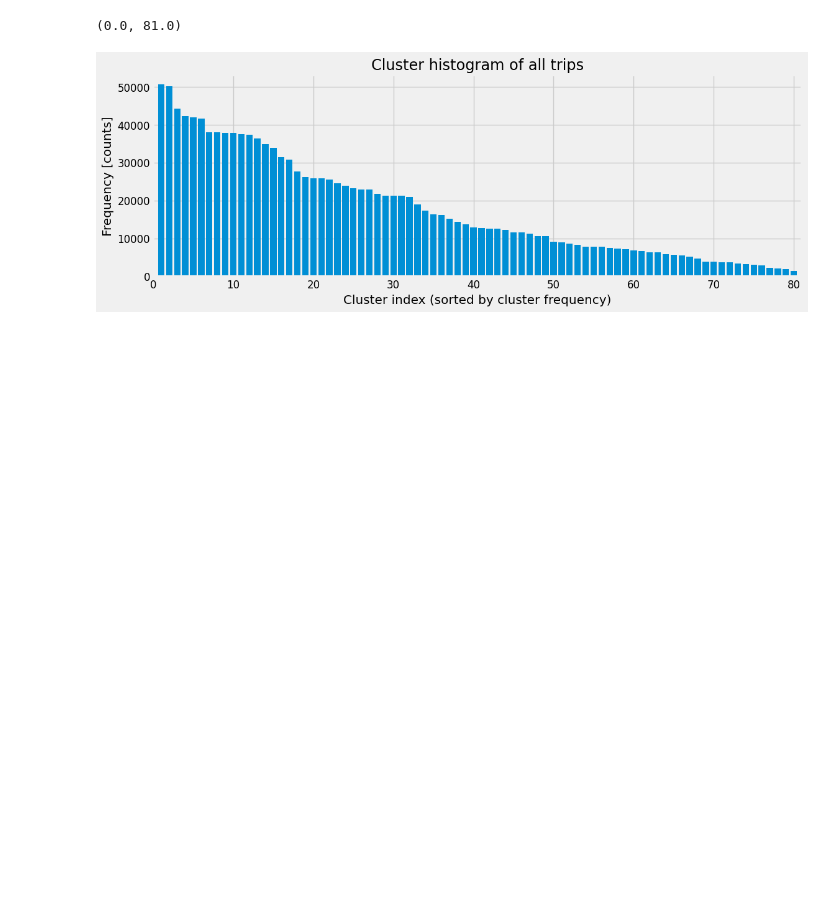
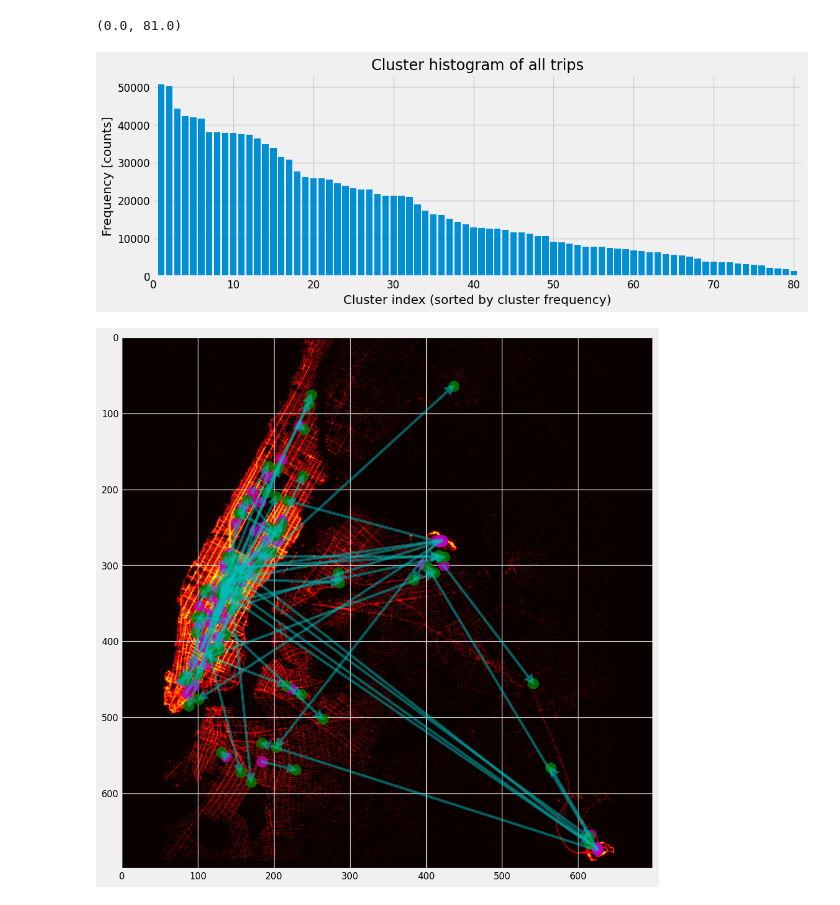
Before and after one commit to zxcvbbvvf/Kaggle-Competitions, a Jupyter notebook: New York City Taxi Trip Duration/Taxi Trip Duration Work.ipynb, the cells around one changed output. Cells and saved outputs as stored; diff of their text form; code cells hidden in the pictures; blank space fills up the shorter version.

Commit message:
added map of trips

```diff
--- a/New York City Taxi Trip Duration/Taxi Trip Duration Work.ipynb
+++ b/New York City Taxi Trip Duration/Taxi Trip Duration Work.ipynb
@@ -197,3 +197,29 @@ plt.xlim(0, num_clusters+1)
 # %% [output]
 (0.0, 81.0)
 [figure]
+# %%
+# show trips on map
+def covert_to_img_coords(lat, long, lat_range, long_range, image_size):
+    lat_inds = image_size[0] - (image_size[0] * (lat - lat_range[0]) / (lat_range[1] - lat_range[0]) ).astype(int)
+    long_inds = (image_size[1] * (long - long_range[0]) / (long_range[1] - long_range[0]) ).astype(int)
+    return lat_inds, long_inds
+
+template_trips = kmeans.cluster_centers_ * np.tile(std_trip_attributes, (num_clusters, 1)) + np.tile(mean_trip_attributes, (num_clusters, 1))
+
+src_coords = template_trips[:, :2]
+dst_coords = template_trips[:, 2:4]
+
+src_img_coords = covert_to_img_coords(src_coords[:, 0], src_coords[:,1], lat_range, long_range, image_size)
+dst_img_coords = covert_to_img_coords(dst_coords[:, 0], dst_coords[:,1], lat_range, long_range, image_size)
+
+plt.figure(figsize=(12,12))
+plt.imshow(np.log(location_density_image+1), cmap='hot')
+plt.grid('off')
+plt.scatter(src_img_coords[1], src_img_coords[0], c='m', s=200, alpha=0.8)
+plt.scatter(dst_img_coords[1], dst_img_coords[0], c='g', s=200, alpha=0.8)
+
+for i in range(len(src_img_coords[0])):
+    plt.arrow(src_img_coords[1][i], src_img_coords[0][i], dst_img_coords[1][i]-src_img_coords[1][i], dst_img_coords[0][i]-src_img_coords[0][i],
+              edgecolor='c', facecolor='c', width=0.8, alpha=0.4, lw=3, head_width=10.0, head_length=10.0, length_includes_head=True)
+# %% [output]
+[figure, added]
```
